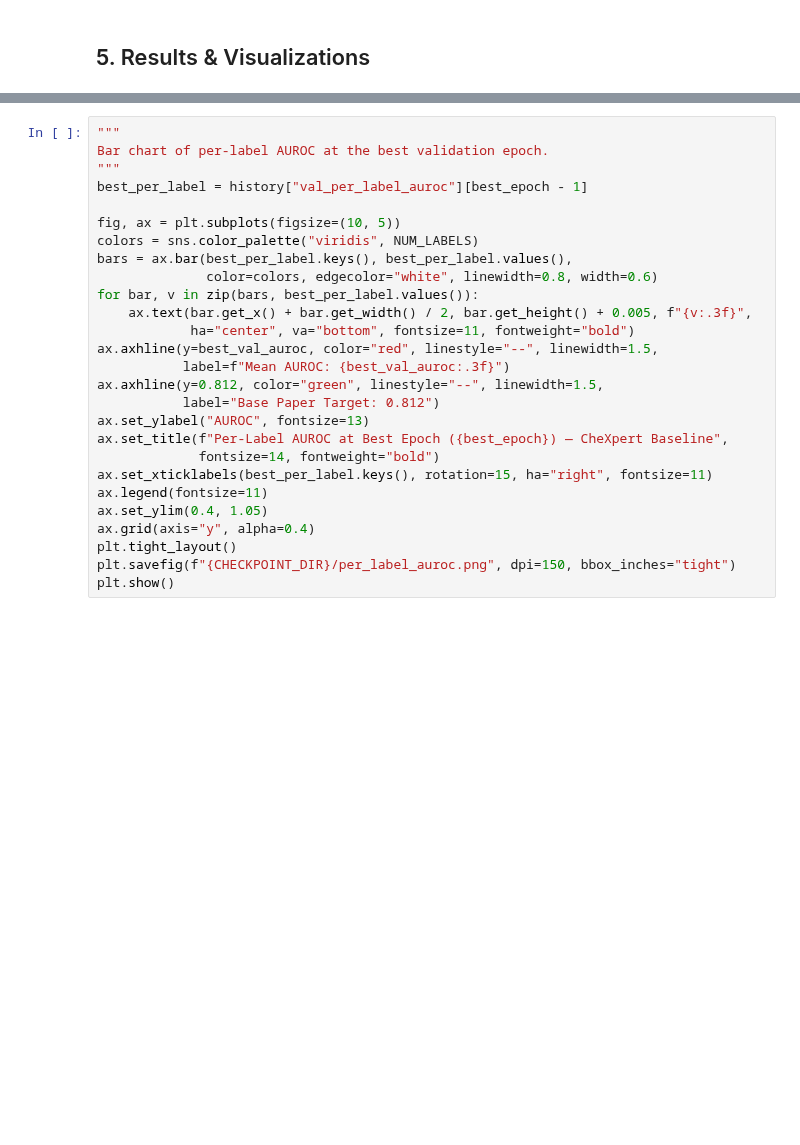
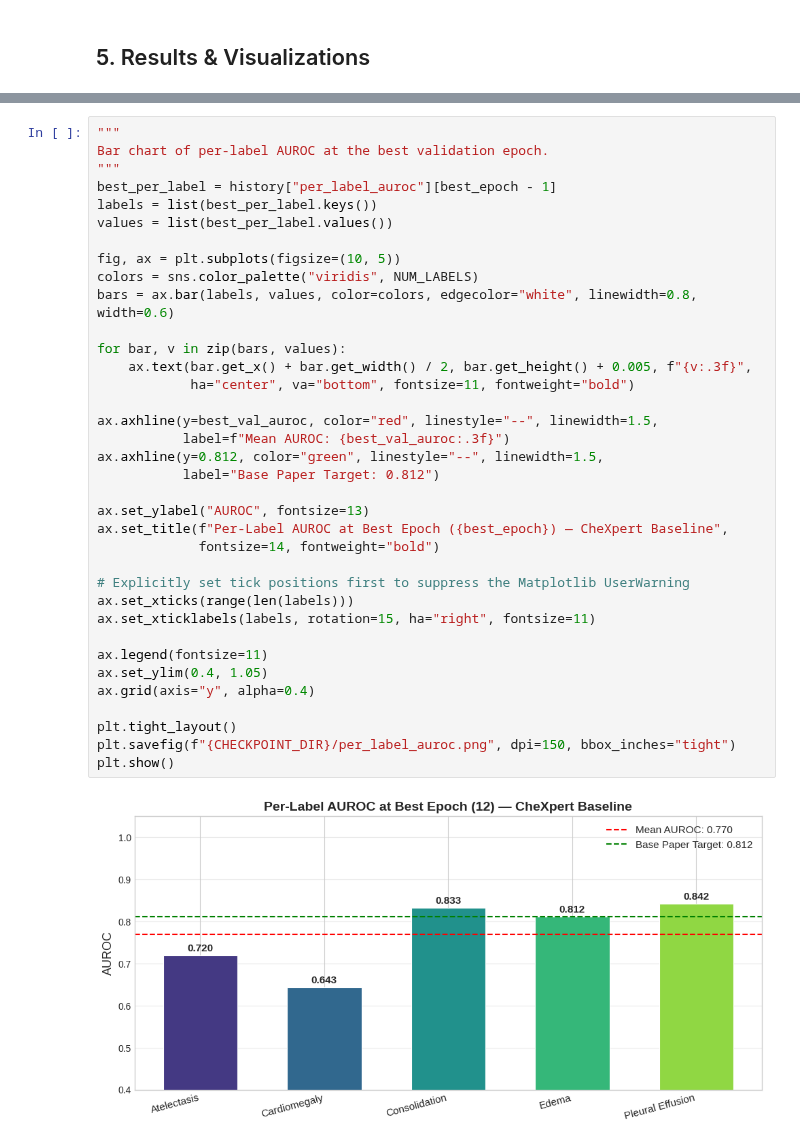
Before and after one commit to RudhanLodhi/DinoV2_PEFT, a Jupyter notebook: notebooks/0_Baseline_CheXpert.ipynb, the cells around one changed output, grey strips where cells are left out. Drawn from its saved outputs; the diff is of its cells as text; blank space fills up the shorter version.

```diff
--- a/notebooks/0_Baseline_CheXpert.ipynb
+++ b/notebooks/0_Baseline_CheXpert.ipynb
@@ -604,30 +811,41 @@ print("Saved: loss_auroc_curves.png")
 # %%
 """
 Bar chart of per-label AUROC at the best validation epoch.
 """
-best_per_label = history["val_per_label_auroc"][best_epoch - 1]
+best_per_label = history["per_label_auroc"][best_epoch - 1]
+labels = list(best_per_label.keys())
+values = list(best_per_label.values())
 
 fig, ax = plt.subplots(figsize=(10, 5))
 colors = sns.color_palette("viridis", NUM_LABELS)
-bars = ax.bar(best_per_label.keys(), best_per_label.values(),
-              color=colors, edgecolor="white", linewidth=0.8, width=0.6)
-for bar, v in zip(bars, best_per_label.values()):
+bars = ax.bar(labels, values, color=colors, edgecolor="white", linewidth=0.8, width=0.6)
+
+for bar, v in zip(bars, values):
     ax.text(bar.get_x() + bar.get_width() / 2, bar.get_height() + 0.005, f"{v:.3f}",
             ha="center", va="bottom", fontsize=11, fontweight="bold")
+
 ax.axhline(y=best_val_auroc, color="red", linestyle="--", linewidth=1.5,
            label=f"Mean AUROC: {best_val_auroc:.3f}")
 ax.axhline(y=0.812, color="green", linestyle="--", linewidth=1.5,
            label="Base Paper Target: 0.812")
+
 ax.set_ylabel("AUROC", fontsize=13)
 ax.set_title(f"Per-Label AUROC at Best Epoch ({best_epoch}) — CheXpert Baseline",
              fontsize=14, fontweight="bold")
-ax.set_xticklabels(best_per_label.keys(), rotation=15, ha="right", fontsize=11)
+
+# Explicitly set tick positions first to suppress the Matplotlib UserWarning
+ax.set_xticks(range(len(labels)))
+ax.set_xticklabels(labels, rotation=15, ha="right", fontsize=11)
+
 ax.legend(fontsize=11)
 ax.set_ylim(0.4, 1.05)
 ax.grid(axis="y", alpha=0.4)
+
 plt.tight_layout()
 plt.savefig(f"{CHECKPOINT_DIR}/per_label_auroc.png", dpi=150, bbox_inches="tight")
 plt.show()
+# %% [output]
+[figure, added]
 # %%
 """
 Plot individual ROC curves for each competition label plus macro-averaged ROC.
```
Also changed, not shown: parts of 20 cells of this notebook, 1 other file.
